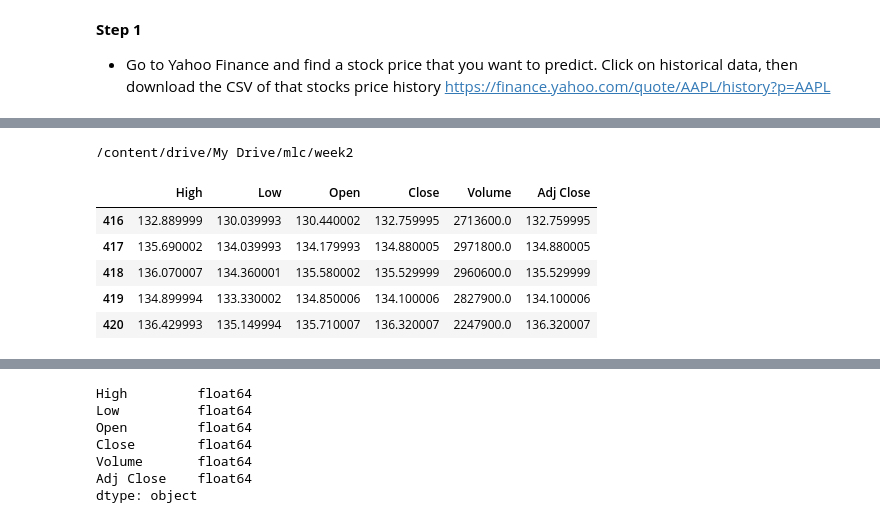
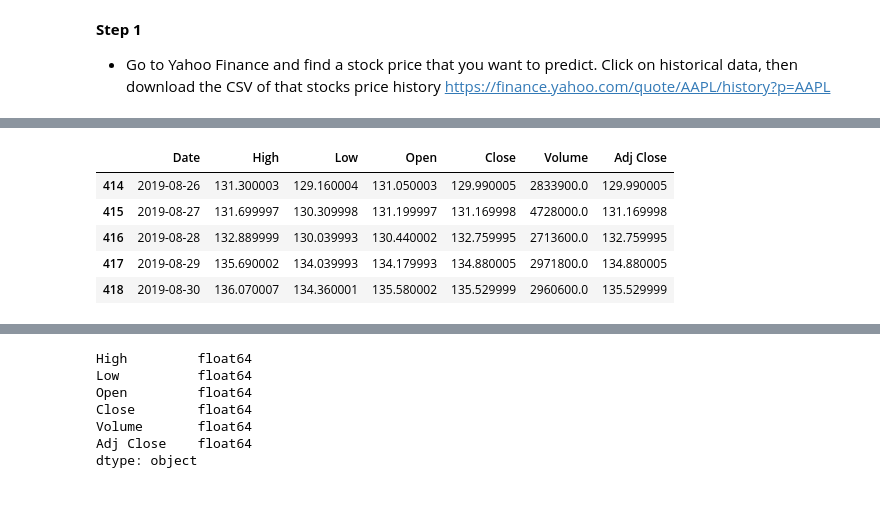
Before and after one commit to dctec/mlc, a Jupyter notebook: week2/StockPrediction/Homework2.ipynb, the cells around one changed output, grey strips where cells are left out. Saved outputs shown, nothing was run; the diff lists cells and outputs as text; code cells hidden in the pictures.

```diff
--- a/week2/StockPrediction/Homework2.ipynb
+++ b/week2/StockPrediction/Homework2.ipynb
@@ -45,12 +63,10 @@ df.to_csv('sample_data/IBM.csv',index=False)
 # %%
-%cd "/content/drive/My Drive/mlc/week2"
-df = pd.read_csv('sample_data/IBM.csv')
+df = pd.read_csv('sample_data/IBM_index.csv')
 df.tail()
 # %% [output]
-/content/drive/My Drive/mlc/week2
-|  | High | Low | Open | Close | Volume | Adj Close |
-| 416 | 132.889999 | 130.039993 | 130.440002 | 132.759995 | 2713600.0 | 132.759995 |
-| 417 | 135.690002 | 134.039993 | 134.179993 | 134.880005 | 2971800.0 | 134.880005 |
-| 418 | 136.070007 | 134.360001 | 135.580002 | 135.529999 | 2960600.0 | 135.529999 |
-| 419 | 134.899994 | 133.330002 | 134.850006 | 134.100006 | 2827900.0 | 134.100006 |
-| 420 | 136.429993 | 135.149994 | 135.710007 | 136.320007 | 2247900.0 | 136.320007 |
+|  | Date | High | Low | Open | Close | Volume | Adj Close |
+| 414 | 2019-08-26 | 131.300003 | 129.160004 | 131.050003 | 129.990005 | 2833900.0 | 129.990005 |
+| 415 | 2019-08-27 | 131.699997 | 130.309998 | 131.199997 | 131.169998 | 4728000.0 | 131.169998 |
+| 416 | 2019-08-28 | 132.889999 | 130.039993 | 130.440002 | 132.759995 | 2713600.0 | 132.759995 |
+| 417 | 2019-08-29 | 135.690002 | 134.039993 | 134.179993 | 134.880005 | 2971800.0 | 134.880005 |
+| 418 | 2019-08-30 | 136.070007 | 134.360001 | 135.580002 | 135.529999 | 2960600.0 | 135.529999 |
```
Also changed, not shown: parts of 31 cells of this notebook.
